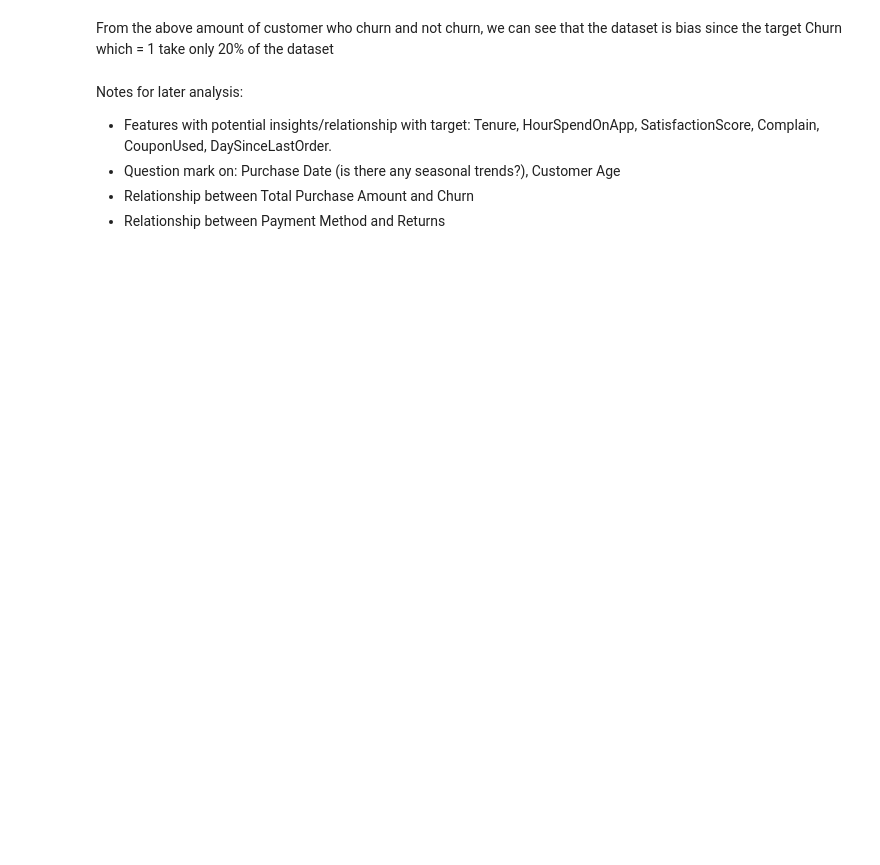
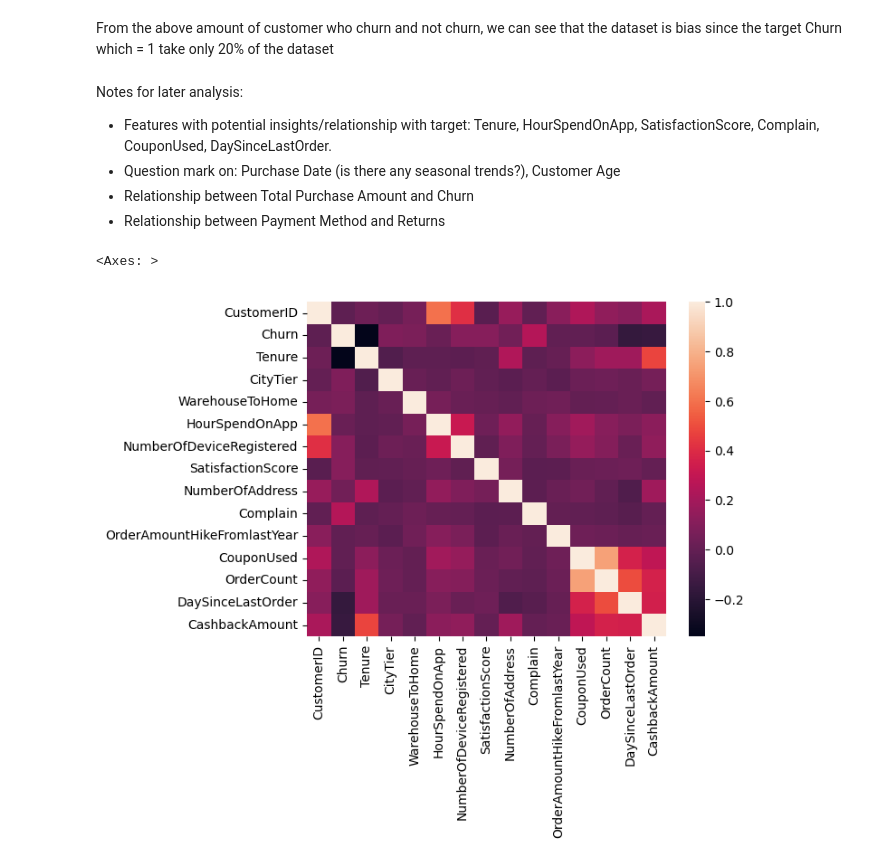
Before and after one commit to AgentMajin/Data-Analysis-Project, a Jupyter notebook: Analysis-Notebook.ipynb, the cells around one changed output. Saved outputs shown, nothing was run; the diff lists cells and outputs as text; code cells hidden in the pictures; blank space fills up the shorter version.

```diff
--- a/Analysis-Notebook.ipynb
+++ b/Analysis-Notebook.ipynb
@@ -104,5 +79,3 @@ Since missing values take under 10% of dataset above features, we fill them with
-# %%
-df.fillna(df.mean, inplace= True)
 # %%
 # Print all categorical features
 for label in df.columns:
@@ -133,3 +95,8 @@ Notes for later analysis:
 - Question mark on: Purchase Date (is there any seasonal trends?), Customer Age
 - Relationship between Total Purchase Amount and Churn
 - Relationship between Payment Method and Returns
+# %%
+sns.heatmap(df.corr())
+# %% [output]
+<Axes: >
+[figure, added]
```
Also changed, not shown: parts of 26 cells of this notebook, 1 other file.
